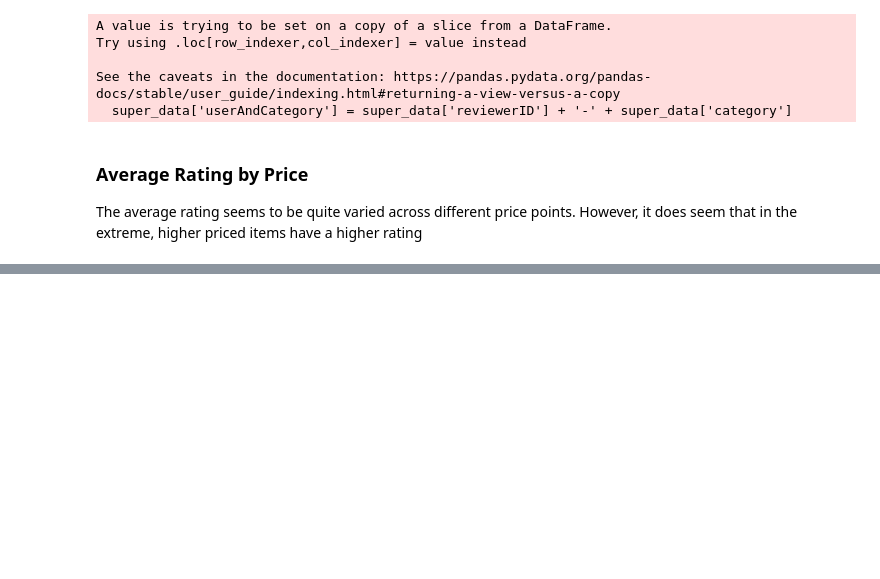
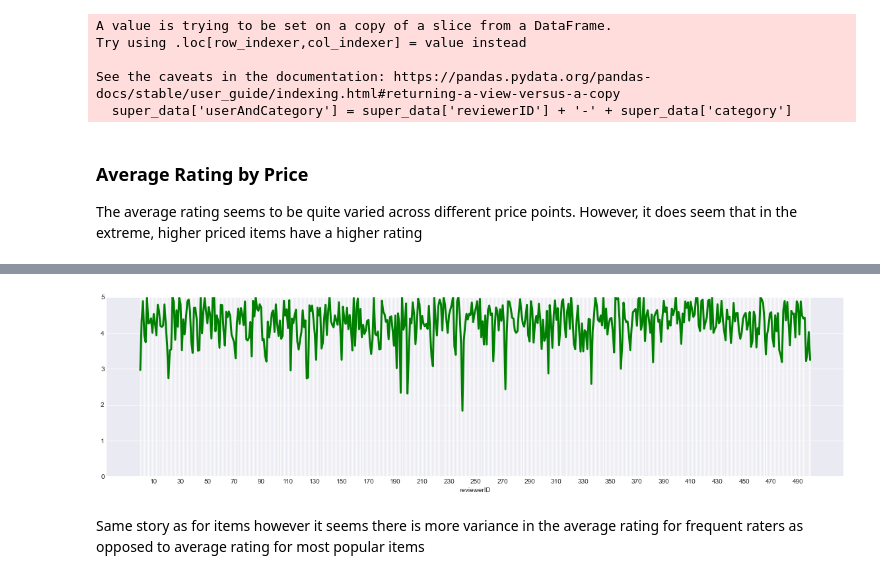
Before and after one commit to MattB17/AmazonRecommenderSystem, a Jupyter notebook: Exploration.ipynb, the cells around one changed output, grey strips where cells are left out. Cells and saved outputs as stored; diff of their text form; code cells hidden in the pictures; blank space fills up the shorter version.

```diff
--- a/Exploration.ipynb
+++ b/Exploration.ipynb
@@ -225,0 +295,6 @@ plt.show()
+# %%
+visualize_grouped_ratings(frequent_rater_ratings)
+# %% [output]
+[figure, added]
+# %% [markdown]
+Same story as for items however it seems there is more variance in the average rating for frequent raters as opposed to average rating for most popular items
```
Also changed, not shown: parts of 13 cells of this notebook, 3 other files.
